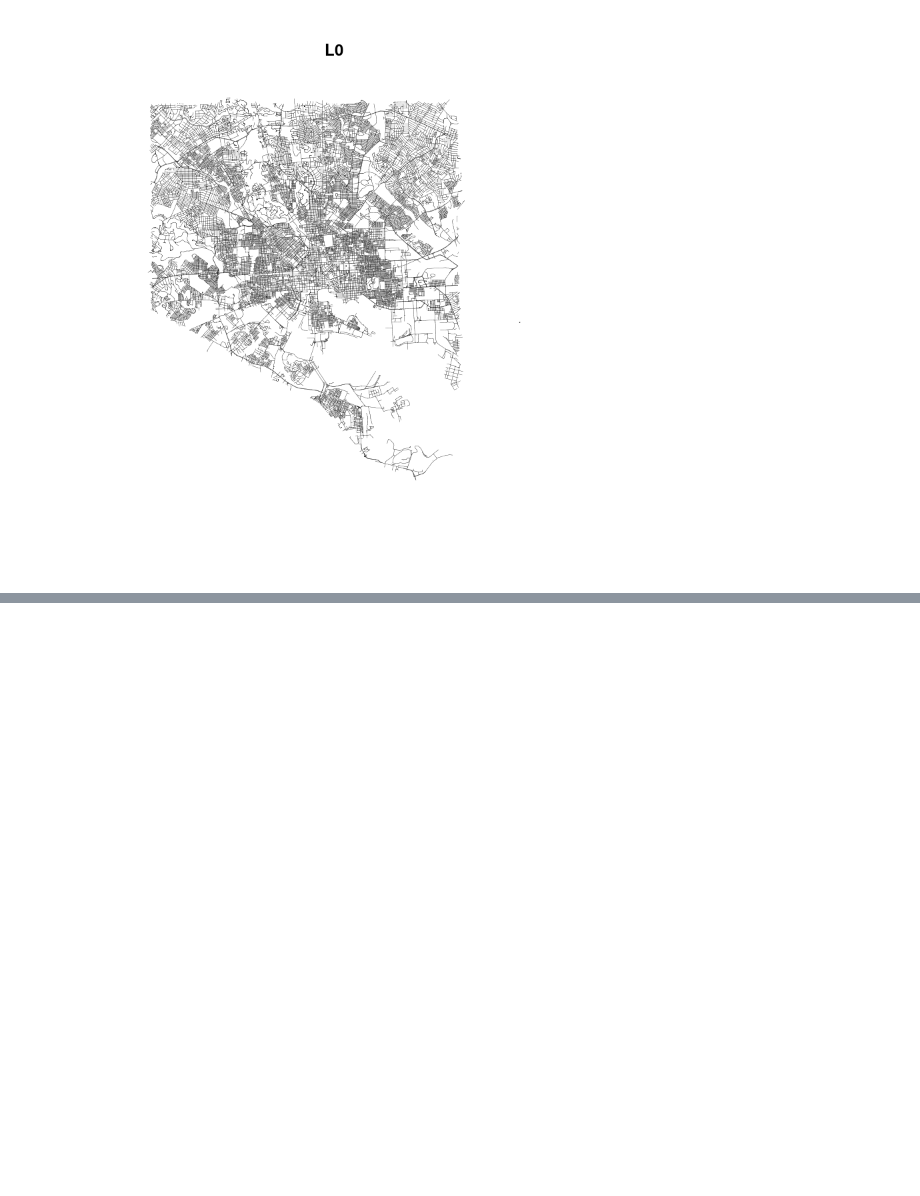
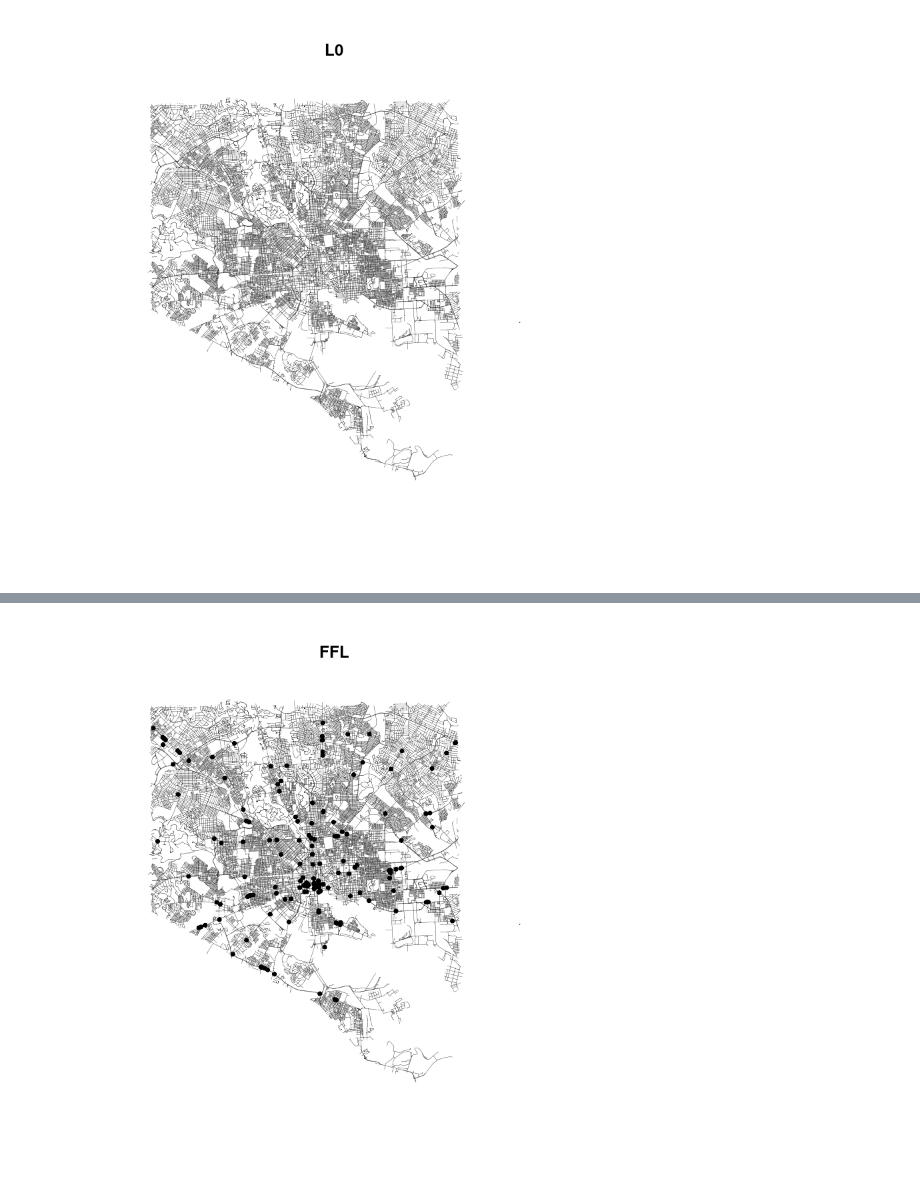
Before and after one commit to joshgoldman4/food-network, a Jupyter notebook: food network/fast food.ipynb, the cells around one changed output, grey strips where cells are left out. Cells and saved outputs as stored; diff of their text form; code cells hidden in the pictures; blank space fills up the shorter version.

```diff
--- a/food network/fast food.ipynb
+++ b/food network/fast food.ipynb
@@ -99,2 +135,0 @@ plot(ff
-# %%
-FF0 <- as.ppp(ff)
@@ -174,2 +162,6 @@ hyperframe with 181 rows and 11 columns
 Enclosing window: rectangle = [1393352.4, 1455893.1] x [558087.1, 622329.7]
 units
+# %%
+plot(FFL,fill=TRUE, bg="skyblue", lwd=0.25, mar=rep(0,4), border=0, pch=19, cex=.75)
+# %% [output]
+[figure, added]
```
Also changed, not shown: parts of 7 cells of this notebook.
